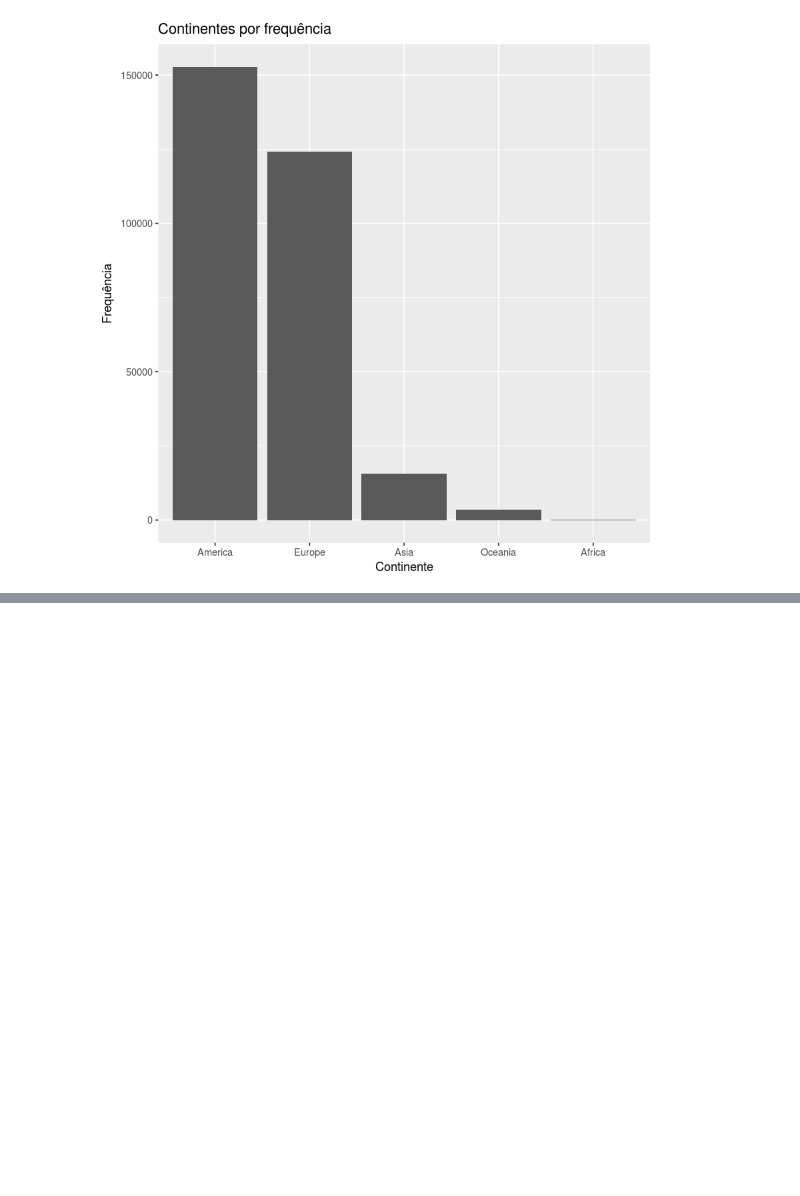
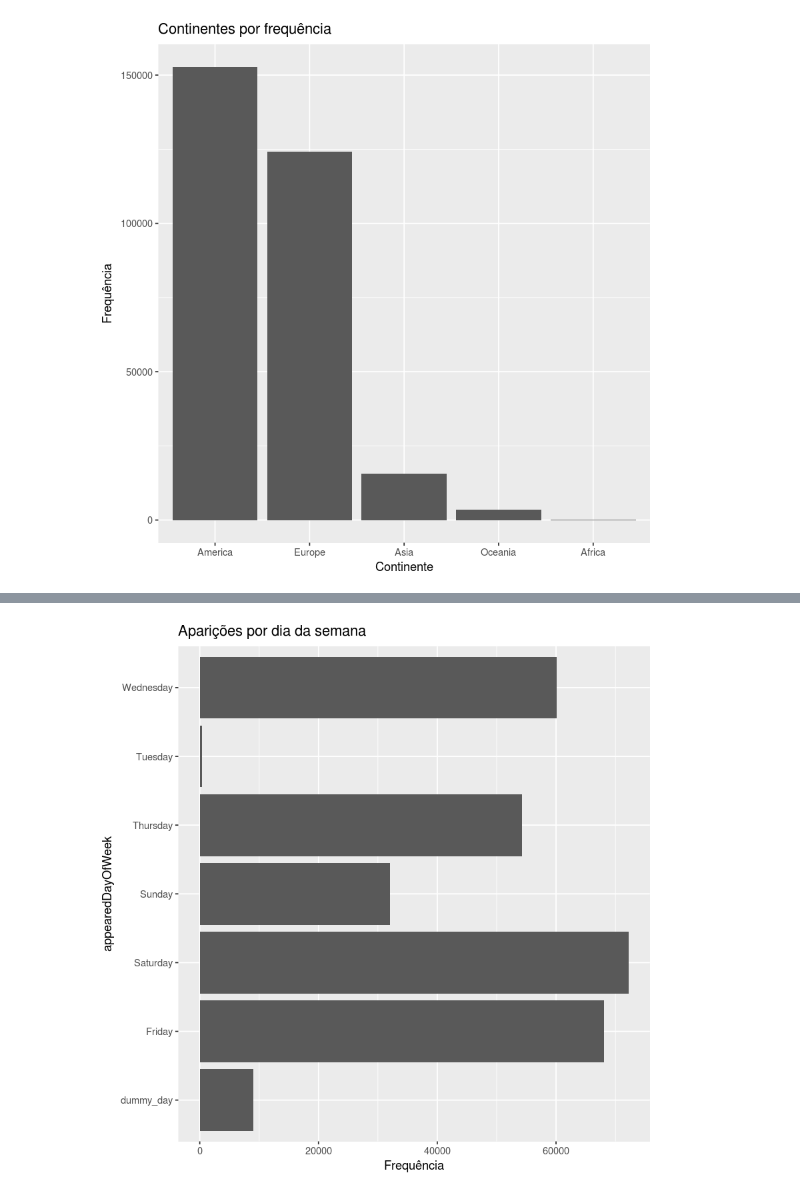
Before and after one commit to E-Trindade/predict-em-all, a Jupyter notebook: Pokemon.ipynb, the cells around one changed output, grey strips where cells are left out. Drawn from its saved outputs; the diff is of its cells as text; code cells hidden in the pictures; blank space fills up the shorter version.

```diff
--- a/Pokemon.ipynb
+++ b/Pokemon.ipynb
@@ -234,0 +279,8 @@ plot(data[,c('rural', 'urban')])
+# %%
+ggplot(data, aes(x=appearedDayOfWeek)) +
+  geom_bar() +
+  coord_flip() +
+  ggtitle("Aparições por dia da semana") +
+  ylab("Frequência")
+# %% [output]
+[figure, added]
```
Also changed, not shown: parts of 17 cells of this notebook, 1 other file.
